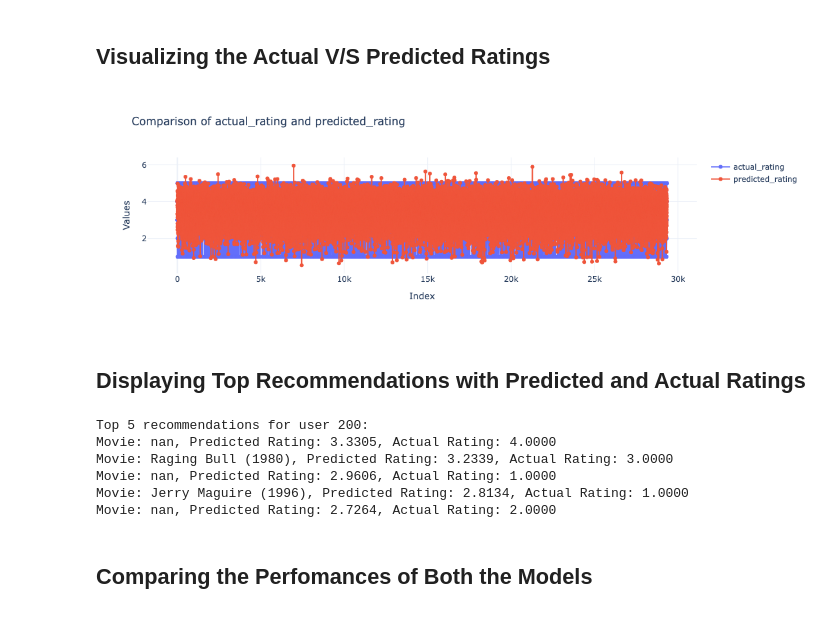
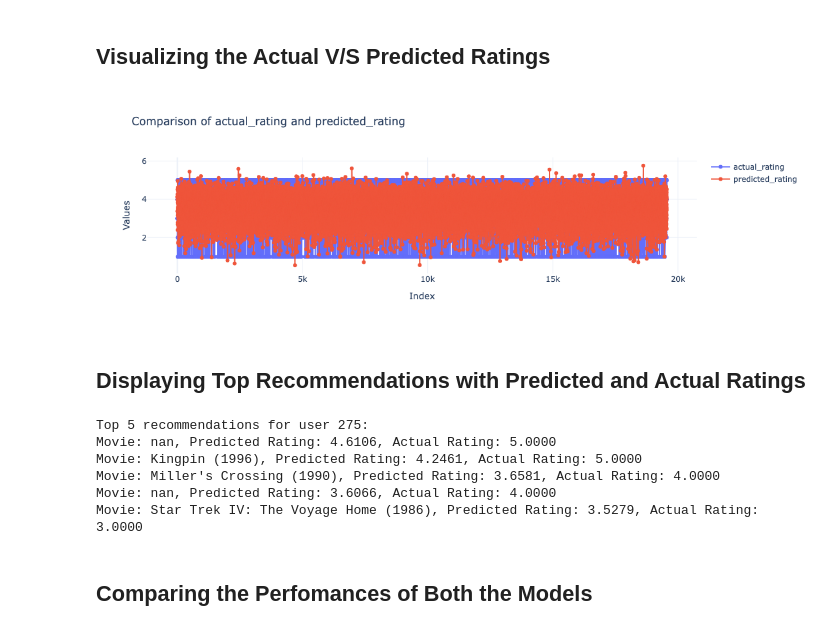
Before and after one commit to Salman-Khan-Mohammed/Final-Project, a Jupyter notebook: Code_file.ipynb, the cells around one changed output. Cells and saved outputs as stored; diff of their text form; code cells hidden in the pictures.

Commit message:
Project completed

```diff
--- a/Code_file.ipynb
+++ b/Code_file.ipynb
@@ -1780,35 +1839,35 @@ predictions_1.head(50)
 # %%
 import pandas as pd
 import plotly.graph_objects as go
 
 # Load the CSV file
-csv_file_path = '/Users/salmanmohamm3d/Desktop/Sem 3/Social M A/Final Project/hybrid_model_predictions.csv'
+csv_file_path = '/Users/salmanmohamm3d/Desktop/Sem 3/Social M A/Final Project/hybrid_model_predictions_with_titles_and_genres.csv'
 df = pd.read_csv(csv_file_path)
 
 # Specify the columns you want to compare
 
 column1 = 'actual_rating'
 column2 = 'predicted_rating'
 
 # Create a scatter plot to compare the two columns
 fig = go.Figure()
 
 # Add traces for both columns
 fig.add_trace(go.Scatter(x=df.index, y=df[column1], mode='lines+markers', name=column1))
 fig.add_trace(go.Scatter(x=df.index, y=df[column2], mode='lines+markers', name=column2))
 
 # Customize the layout
 fig.update_layout(
     title=f"Comparison of {column1} and {column2}",
     xaxis_title="Index",
     yaxis_title="Values",
     template="plotly_white"
 )
 
 # Show the plot
 fig.show()
 # %% [output]
-[figure, old version]
+[figure, new version]
 # %% [markdown]
 ## Displaying Top Recommendations with Predicted and Actual Ratings
 # %%
@@ -1835,7 +1894,7 @@ def recommend_movies_from_new_metadata(user_id, movie_metadata, num_recommendati
     # Prepare the list of recommendations
     recommendations = []
     for _, row in top_recommendations.iterrows():
-        movie_title = row['movie_title']  # Adjust if the new file has movie titles
+        movie_title = row['movie_title']  # Assuming the new file has a 'movie_title' column
         predicted_rating = row['predicted_rating']
         actual_rating = row['actual_rating']
         recommendations.append((movie_title, predicted_rating, actual_rating))
@@ -1843,19 +1902,19 @@ def recommend_movies_from_new_metadata(user_id, movie_metadata, num_recommendati
     return recommendations
 
 # Example usage: Recommend top 5 movies for a specific user
-user_id = 200 # Replace with the user ID you want to generate recommendations for
+user_id = 275 # Replace with the user ID you want to generate recommendations for
 recommendations = recommend_movies_from_new_metadata(user_id, movie_metadata, num_recommendations=5)
 
 print(f"\nTop {len(recommendations)} recommendations for user {user_id}:")
 for movie_title, predicted_rating, actual_rating in recommendations:
     print(f"Movie: {movie_title}, Predicted Rating: {predicted_rating:.4f}, Actual Rating: {actual_rating:.4f}")
 # %% [output]
-Top 5 recommendations for user 200:
-Movie: nan, Predicted Rating: 3.3305, Actual Rating: 4.0000
-Movie: Raging Bull (1980), Predicted Rating: 3.2339, Actual Rating: 3.0000
-Movie: nan, Predicted Rating: 2.9606, Actual Rating: 1.0000
-Movie: Jerry Maguire (1996), Predicted Rating: 2.8134, Actual Rating: 1.0000
-Movie: nan, Predicted Rating: 2.7264, Actual Rating: 2.0000
+Top 5 recommendations for user 275:
+Movie: nan, Predicted Rating: 4.6106, Actual Rating: 5.0000
+Movie: Kingpin (1996), Predicted Rating: 4.2461, Actual Rating: 5.0000
+Movie: Miller's Crossing (1990), Predicted Rating: 3.6581, Actual Rating: 4.0000
+Movie: nan, Predicted Rating: 3.6066, Actual Rating: 4.0000
+Movie: Star Trek IV: The Voyage Home (1986), Predicted Rating: 3.5279, Actual Rating: 3.0000
 # %% [markdown]
 ## Comparing the Perfomances of Both the Models
 # %%
```
Also changed, not shown: parts of 6 cells of this notebook, 1 other file.
